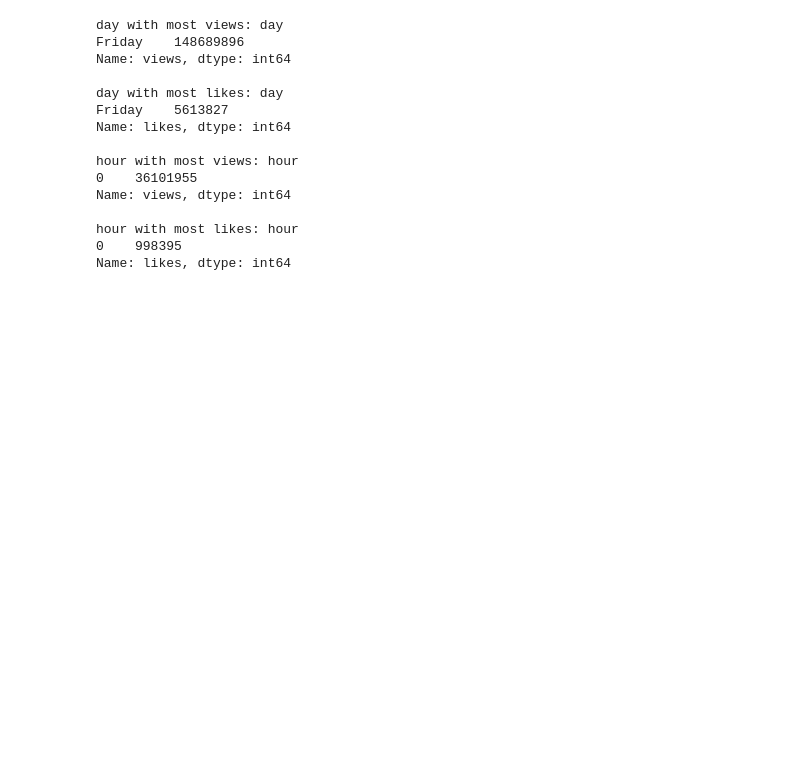
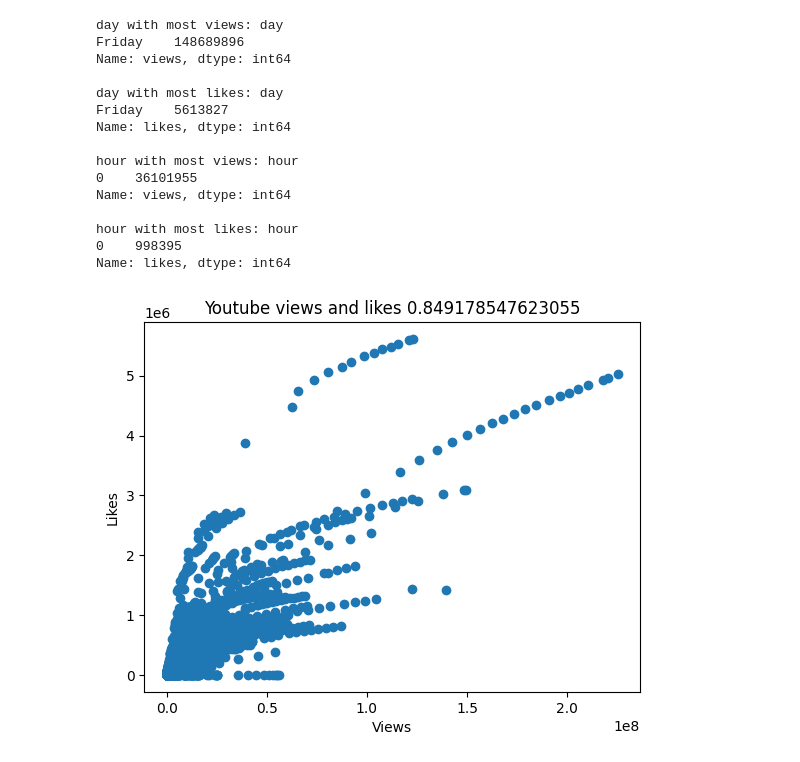
Before and after one commit to dipak1920basnet/YouTube_Video_Statistics, a Jupyter notebook: youtube.ipynb, the cells around one changed output. Saved outputs shown, nothing was run; the diff lists cells and outputs as text; code cells hidden in the pictures; blank space fills up the shorter version.

```diff
--- a/youtube.ipynb
+++ b/youtube.ipynb
@@ -203,0 +167,12 @@ Name: likes, dtype: int64
+# %%
+views = list(df["views"])
+likes = list(df["likes"])
+
+plt.scatter(x=views, y=likes)
+plt.title(f"Youtube views and likes {df[numerical_data_columns].corr().loc["views"]["likes"]}")
+plt.ylabel("Likes")
+plt.xlabel("Views")
+plt.savefig("charts/views_vs_likes.png")
+plt.show()
+# %% [output]
+[figure, added]
```
Also changed, not shown: parts of 10 cells of this notebook, 2 other files.
